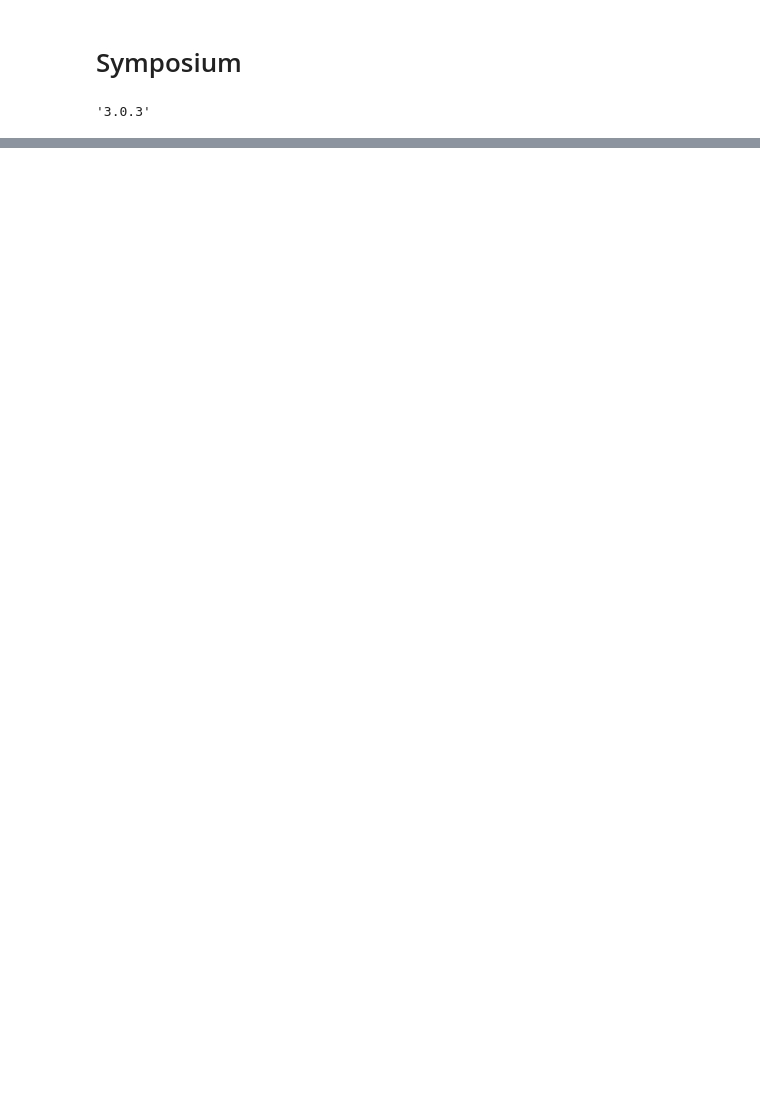
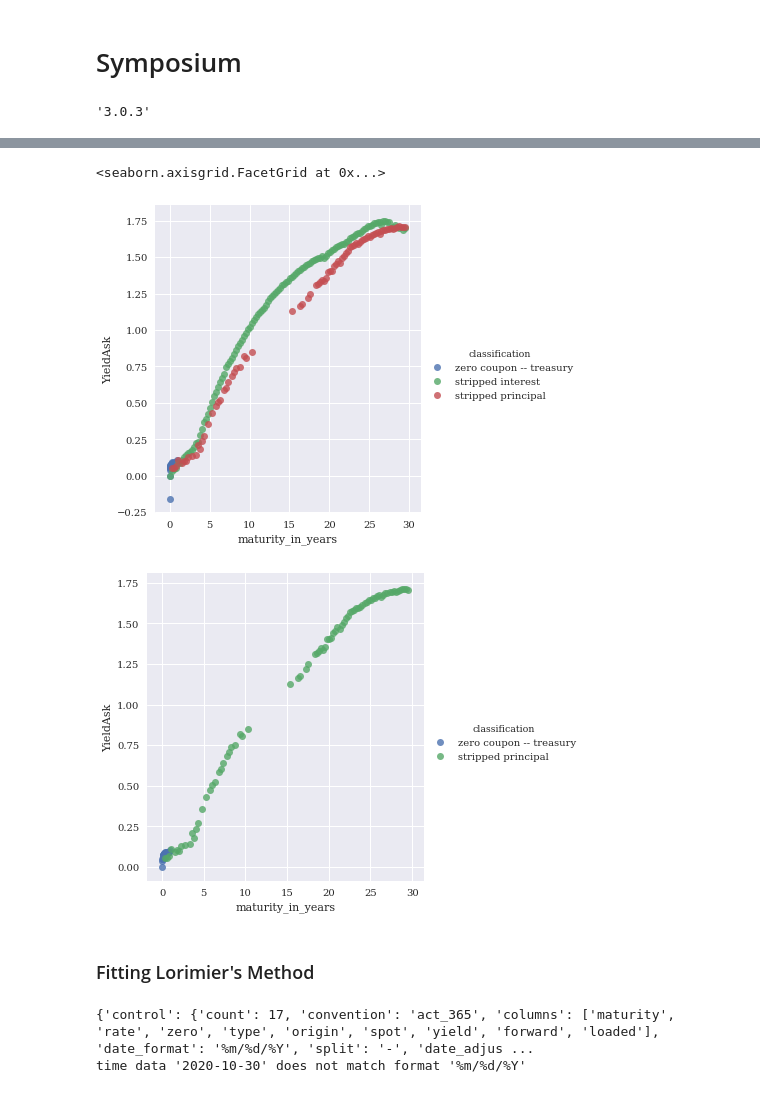
Before and after one commit to slpenn13/Speaking, a Jupyter notebook: fsu202011/FSU_symposium.ipynb, the cells around one changed output, grey strips where cells are left out. Cells and saved outputs as stored; diff of their text form; code cells hidden in the pictures; blank space fills up the shorter version.

Commit message:
Updates derivative from workng on the Symposium talk. Includes Data & html version, slp.

```diff
--- a/fsu202011/FSU_symposium.ipynb
+++ b/fsu202011/FSU_symposium.ipynb
@@ -406,8 +15,0 @@ a) What is the price of an ATM cap with maturity in 30 years, semi-annual cash f
-# %%
-filen ="../fnl_p12_options.json"
-with open(filen, "r") as fp:
-    opt2 = json.load(fp)
-fp.close()
-cf_mth1 = cv.curve_builder(opt2, method=1, dbg=False)
-print(cf_mth1.results)
-print(cf_mth1.zeros.matrix)
@@ -566,0 +164,14 @@ print(round(100*price, 2), round(100*res_vol_black, 2), round(10000*res_vol_bach
+# %%
+dbg=False
+treasury_bond_df = pd.read_csv(options_lor['data']['file'], index_col=0)
+print(treasury_bond_df.head())
+print(treasury_bond_df.describe())
+
+if dbg:
+    tb_df_grouping = treasury_bond_df.groupby(['classification'])
+    print(tb_df_grouping[['Price', 'PriceBid','PriceAsk', 'Spread', 'YieldBid', 'YieldAsk','maturity_in_years']].describe())
+
+tb_df_grouping = treasury_bond_df.groupby(['classification', 'excluded'])
+print(tb_df_grouping['excluded'].count())
+
+# print(treasury_)
@@ -566,0 +224,18 @@ print(round(100*price, 2), round(100*res_vol_black, 2), round(10000*res_vol_bach
+# %%
+zero_ind = (np.logical_or(treasury_bond_df.classification.str.startswith("zero"), treasury_bond_df.classification.str.startswith("stripp")))
+zeros_df = treasury_bond_df[zero_ind].copy()
+tb_df_grouping_z = zeros_df.groupby(['classification'])
+print(tb_df_grouping_z['maturity_in_years'].describe())
+
+# Plots
+sns.lmplot(x="maturity_in_years", y="YieldAsk", data=zeros_df, fit_reg=False, hue='classification', legend=True)
+print(zeros_df[zeros_df['YieldAsk'] < 0.0])
+zero2_ind = np.logical_and((np.logical_or(treasury_bond_df.classification.str.startswith("zero"),
+                                          treasury_bond_df.classification.str.endswith("ed principal"))),
+                           treasury_bond_df.YieldAsk >= 0.0)
+estimation_df = treasury_bond_df[zero2_ind].copy()
+estimation_df.excluded = False
+print(estimation_df.describe())
+estimation_df.to_csv("./data/BondPrices_Final.csv", header=True)
+sns.lmplot(x="maturity_in_years", y="YieldAsk", data=estimation_df, fit_reg=False, hue='classification', legend=True)
+# %% [output]
@@ -566,0 +259,17 @@ print(round(100*price, 2), round(100*res_vol_black, 2), round(10000*res_vol_bach
+<seaborn.axisgrid.FacetGrid at 0x...>
+[figure, added]
+[figure, added]
+# %% [markdown]
+### Fitting Lorimier's Method
+# %%
+print(options_lor)
+try:
+    fitted = cvl.curve_builder_lorimier(options_lor, alpha=1.0e4, dbg=False)
+    # print(fitted.zeros.matrix)
+except ValueError as v:
+    print(v)
+except np.linalg.LinAlgError as l:
+    print(l)
+# %% [output]
+{'control': {'count': 17, 'convention': 'act_365', 'columns': ['maturity', 'rate', 'zero', 'type', 'origin', 'spot', 'yield', 'forward', 'loaded'], 'date_format': '%m/%d/%Y', 'split': '-', 'date_adjus ...
+time data '2020-10-30' does not match format '%m/%d/%Y'
```
Also changed, not shown: parts of 52 cells of this notebook, 4 other files.
